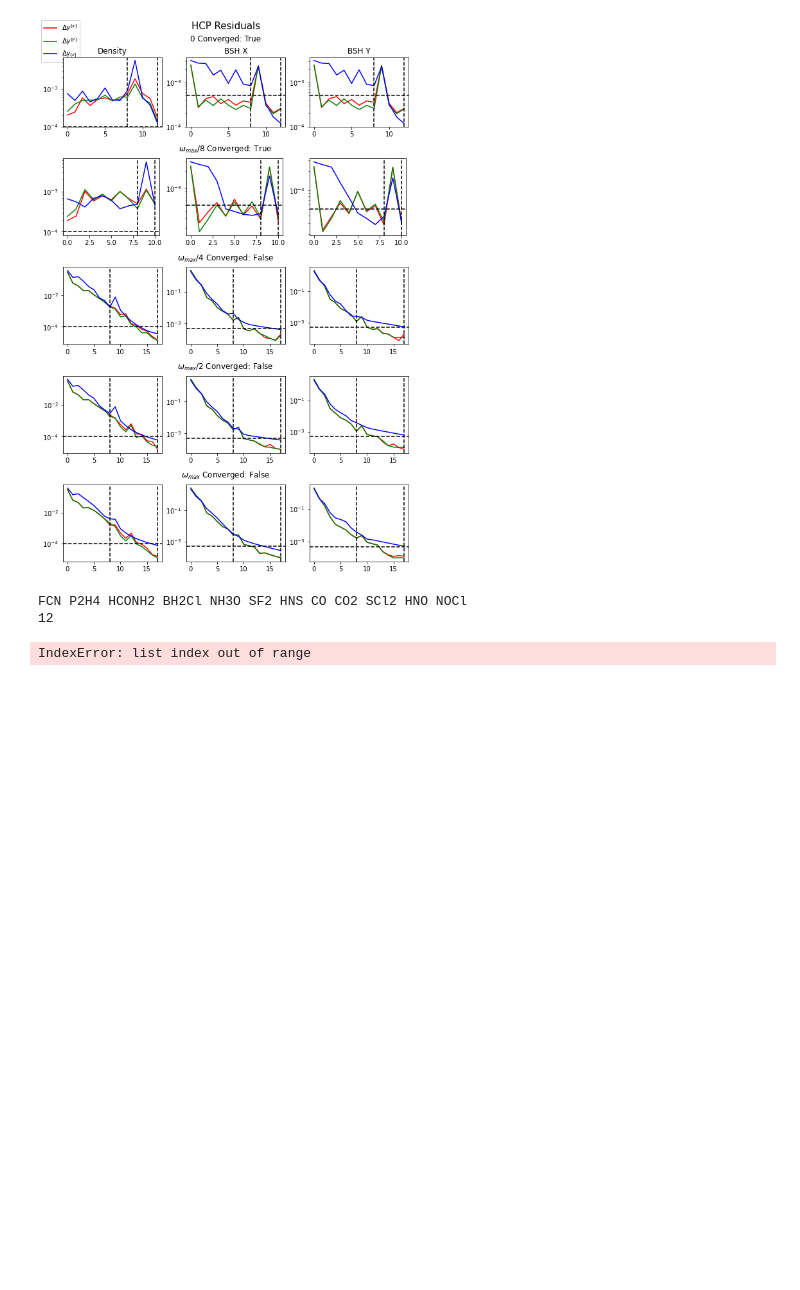
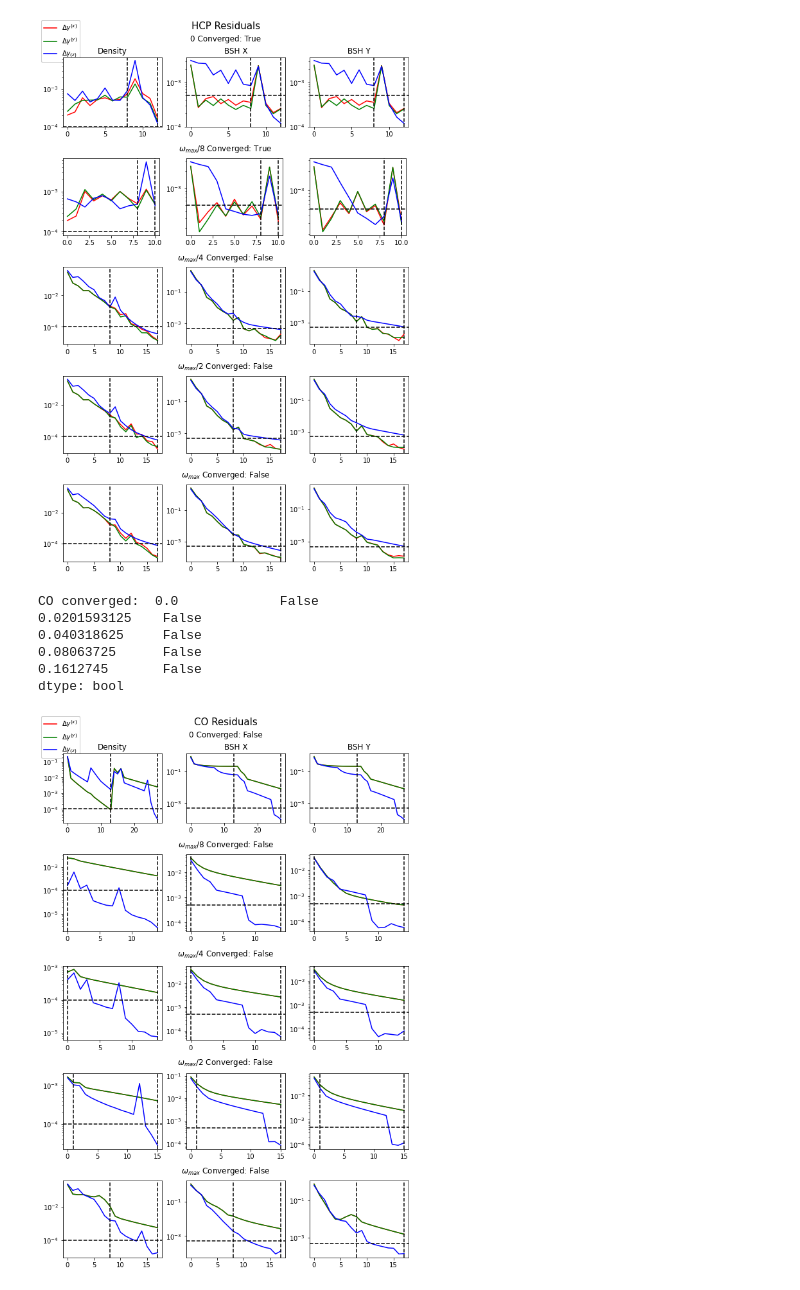
Before and after one commit to ahurta92/madness-test-suite, a Jupyter notebook: WATOC Results.ipynb, the cells around one changed output. Cells and saved outputs as stored; diff of their text form; code cells hidden in the pictures; blank space fills up the shorter version.

```diff
--- a/WATOC Results.ipynb
+++ b/WATOC Results.ipynb
@@ -23,19 +22,24 @@ import json
 converged=[]
 not_converged=[]
 not_found=[]
+Type_Error=[]
 json_error=[]
 for g in glob.glob('molecules/*.mol'):
     m = g.split('/')
     mol = m[1].split('.')[0]
+    print(mol)
     try:
         ben=FrequencyData(mol,'hf','dipole')
-        if ben.converged.all():
+        if ben.converged.all() and ben.converged.sum()==5:
             converged.append(mol)
         else:
             not_converged.append(mol)
     except FileNotFoundError as f:
         print(mol,f)
         not_found.append(mol)
+    except TypeError as f:
+        print(mol,f)
+        Type_Error.append(mol)
     except json.decoder.JSONDecodeError as j:
         json_error.append(mol)
         print(mol,j)
@@ -124,5 +84,0 @@ display(json_error)
-# %%
-if False:
-    for mol in not_converged:
-        print(mol)
-        d=display_convergence_plots(mol,'hf','dipole',False)
@@ -252,21 +85,14 @@ display(not_converged)
-# %%
-if False:
-    for mol in converged:
-        create_polar_diff_plot(mol,d_basis_list[0:3])
 # %%
-
 non_converged=[]
 part_converged=[]
 if True:
-    for mol in not_converged[1:]:
+    for mol in not_converged:
         check=FrequencyData(mol,'hf','dipole')
         if(check.converged.any()):
             #print(mol,'\n',check.converged)
             part_converged.append(mol)
         else:
             non_converged.append(mol)
-
-
-print(' '.join(part_converged))
-print(len(part_converged))
+num_non_converged=len(non_converged)
+num_part_converged=len(part_converged)
 # %% [output]
@@ -282,9 +124,3 @@ HCP converged:  0.0             True
 0.065903       False
 dtype: bool
 [figure]
-# %%
-print(' '.join(non_converged))
-print(len(non_converged))
-# %% [output]
-FCN P2H4 HCONH2 BH2Cl NH3O SF2 HNS CO CO2 SCl2 HNO NOCl
-12
@@ -291,4 +129,10 @@ FCN P2H4 HCONH2 BH2Cl NH3O SF2 HNS CO CO2 SCl2 HNO NOCl
 # %%
-display_convergence_plots(non_converged[12],'hf','dipole',False)
+display_convergence_plots(non_converged[17],'hf','dipole',False)
 # %% [output]
-IndexError: list index out of range
+CO converged:  0.0             False
+0.0201593125    False
+0.040318625     False
+0.08063725      False
+0.1612745       False
+dtype: bool
+[figure, added]
```
Also changed, not shown: parts of 18 cells of this notebook, 1 other file.
